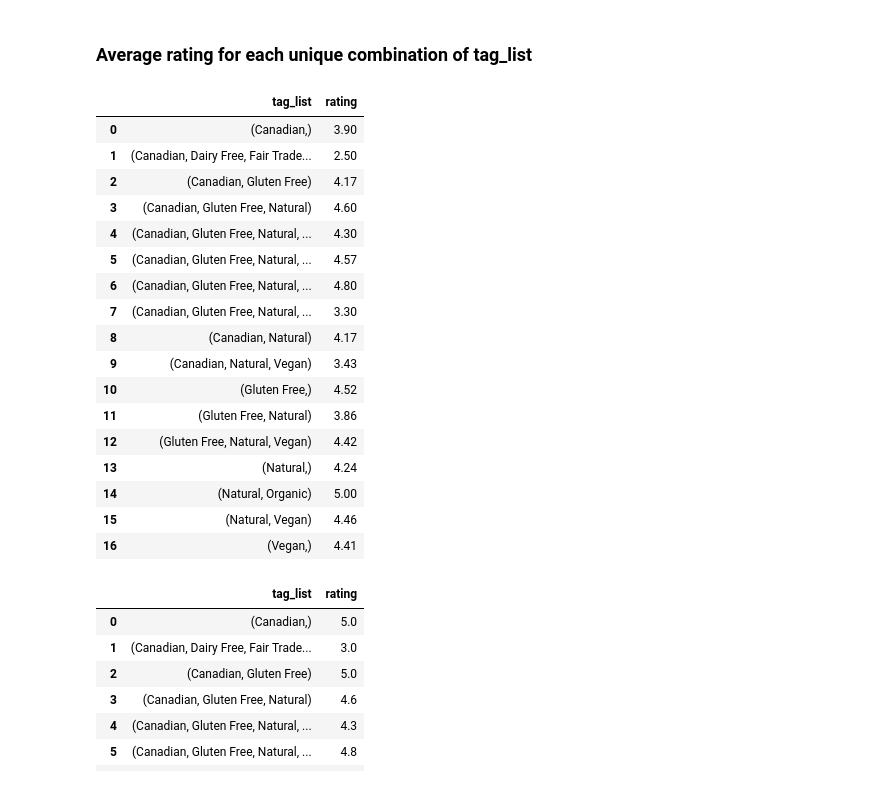
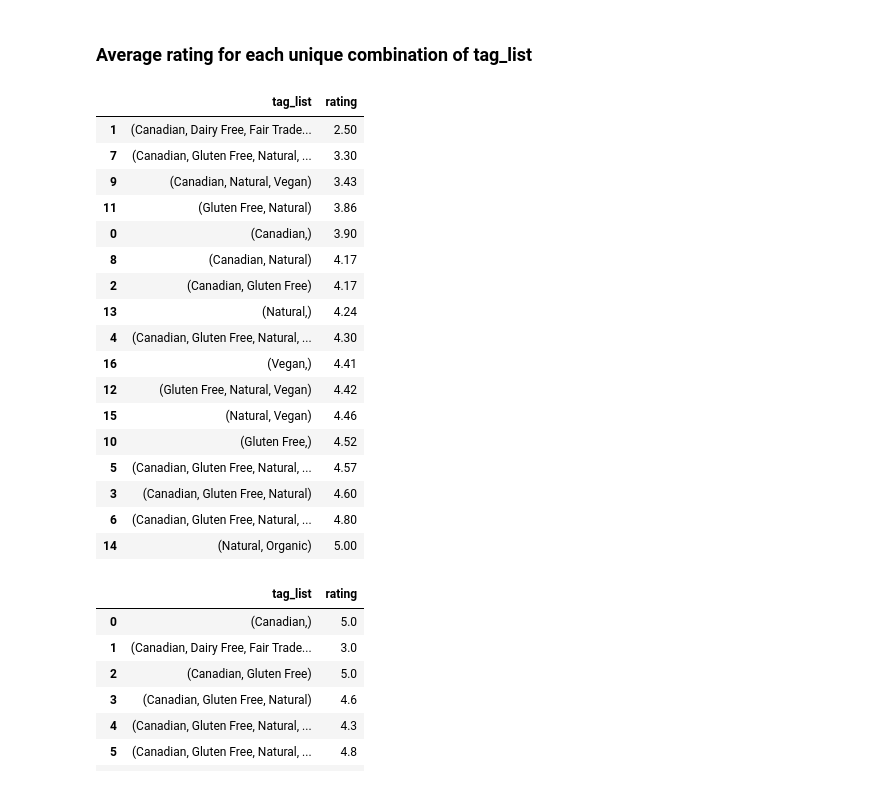
Before and after one commit to AmiJoba22/TEPP_Data_Project, a Jupyter notebook: notebooks/Sheryl_eda.ipynb, the cells around one changed output. Saved outputs shown, nothing was run; the diff lists cells and outputs as text; code cells hidden in the pictures.

```diff
--- a/notebooks/Sheryl_eda.ipynb
+++ b/notebooks/Sheryl_eda.ipynb
@@ -105,26 +105,26 @@ no_nan_values['tag_list'].value_counts().reset_index()
 # %% [markdown]
 ### Average rating for each unique combination of tag_list
 # %%
-no_nan_values.groupby('tag_list')['rating'].mean().round(2).reset_index()
+no_nan_values.groupby('tag_list')['rating'].mean().round(2).reset_index().sort_values('rating')
 # %% [output]
 |  | tag_list | rating |
+| 1 | (Canadian, Dairy Free, Fair Trade... | 2.50 |
+| 7 | (Canadian, Gluten Free, Natural, ... | 3.30 |
+| 9 | (Canadian, Natural, Vegan) | 3.43 |
+| 11 | (Gluten Free, Natural) | 3.86 |
 | 0 | (Canadian,) | 3.90 |
-| 1 | (Canadian, Dairy Free, Fair Trade... | 2.50 |
+| 8 | (Canadian, Natural) | 4.17 |
 | 2 | (Canadian, Gluten Free) | 4.17 |
+| 13 | (Natural,) | 4.24 |
+| 4 | (Canadian, Gluten Free, Natural, ... | 4.30 |
+| 16 | (Vegan,) | 4.41 |
+| 12 | (Gluten Free, Natural, Vegan) | 4.42 |
+| 15 | (Natural, Vegan) | 4.46 |
+| 10 | (Gluten Free,) | 4.52 |
+| 5 | (Canadian, Gluten Free, Natural, ... | 4.57 |
 | 3 | (Canadian, Gluten Free, Natural) | 4.60 |
-| 4 | (Canadian, Gluten Free, Natural, ... | 4.30 |
-| 5 | (Canadian, Gluten Free, Natural, ... | 4.57 |
 | 6 | (Canadian, Gluten Free, Natural, ... | 4.80 |
-| 7 | (Canadian, Gluten Free, Natural, ... | 3.30 |
-| 8 | (Canadian, Natural) | 4.17 |
-| 9 | (Canadian, Natural, Vegan) | 3.43 |
-| 10 | (Gluten Free,) | 4.52 |
-| 11 | (Gluten Free, Natural) | 3.86 |
-| 12 | (Gluten Free, Natural, Vegan) | 4.42 |
-| 13 | (Natural,) | 4.24 |
 | 14 | (Natural, Organic) | 5.00 |
-| 15 | (Natural, Vegan) | 4.46 |
-| 16 | (Vegan,) | 4.41 |
 # %%
 
 no_nan_values.groupby('tag_list')['rating'].max().reset_index()
```
Also changed, not shown: parts of 4 cells of this notebook.
